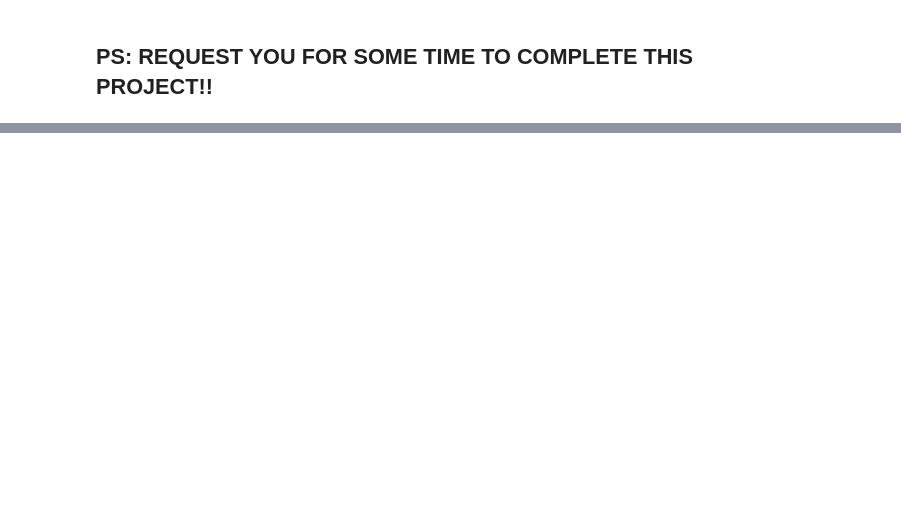
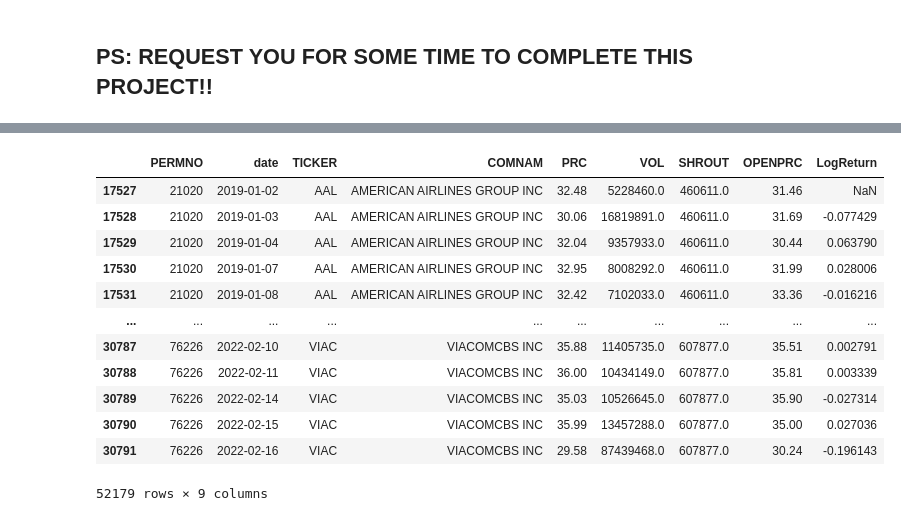
Before and after one commit to AkashRinge/Long-Short-Statistical-Arbitrage, a Jupyter notebook: QAM_project.ipynb, the cells around one changed output, grey strips where cells are left out. Saved outputs shown, nothing was run; the diff lists cells and outputs as text; code cells hidden in the pictures; blank space fills up the shorter version.

```diff
--- a/QAM_project.ipynb
+++ b/QAM_project.ipynb
@@ -508,0 +727,16 @@ export.to_csv('snp_volatility_trained_data_2022.csv', index=False)
+# %%
+vol_data
+# %% [output]
+|  | PERMNO | date | TICKER | COMNAM | PRC | VOL | SHROUT | OPENPRC | LogReturn |
+| 17527 | 21020 | 2019-01-02 | AAL | AMERICAN AIRLINES GROUP INC | 32.48 | 5228460.0 | 460611.0 | 31.46 | NaN |
+| 17528 | 21020 | 2019-01-03 | AAL | AMERICAN AIRLINES GROUP INC | 30.06 | 16819891.0 | 460611.0 | 31.69 | -0.077429 |
+| 17529 | 21020 | 2019-01-04 | AAL | AMERICAN AIRLINES GROUP INC | 32.04 | 9357933.0 | 460611.0 | 30.44 | 0.063790 |
+| 17530 | 21020 | 2019-01-07 | AAL | AMERICAN AIRLINES GROUP INC | 32.95 | 8008292.0 | 460611.0 | 31.99 | 0.028006 |
+| 17531 | 21020 | 2019-01-08 | AAL | AMERICAN AIRLINES GROUP INC | 32.42 | 7102033.0 | 460611.0 | 33.36 | -0.016216 |
+| ... | ... | ... | ... | ... | ... | ... | ... | ... | ... |
+| 30787 | 76226 | 2022-02-10 | VIAC | VIACOMCBS INC | 35.88 | 11405735.0 | 607877.0 | 35.51 | 0.002791 |
+| 30788 | 76226 | 2022-02-11 | VIAC | VIACOMCBS INC | 36.00 | 10434149.0 | 607877.0 | 35.81 | 0.003339 |
+| 30789 | 76226 | 2022-02-14 | VIAC | VIACOMCBS INC | 35.03 | 10526645.0 | 607877.0 | 35.90 | -0.027314 |
+| 30790 | 76226 | 2022-02-15 | VIAC | VIACOMCBS INC | 35.99 | 13457288.0 | 607877.0 | 35.00 | 0.027036 |
+| 30791 | 76226 | 2022-02-16 | VIAC | VIACOMCBS INC | 29.58 | 87439468.0 | 607877.0 | 30.24 | -0.196143 |
+52179 rows × 9 columns
```
Also changed, not shown: parts of 36 cells of this notebook, 1 other file.
